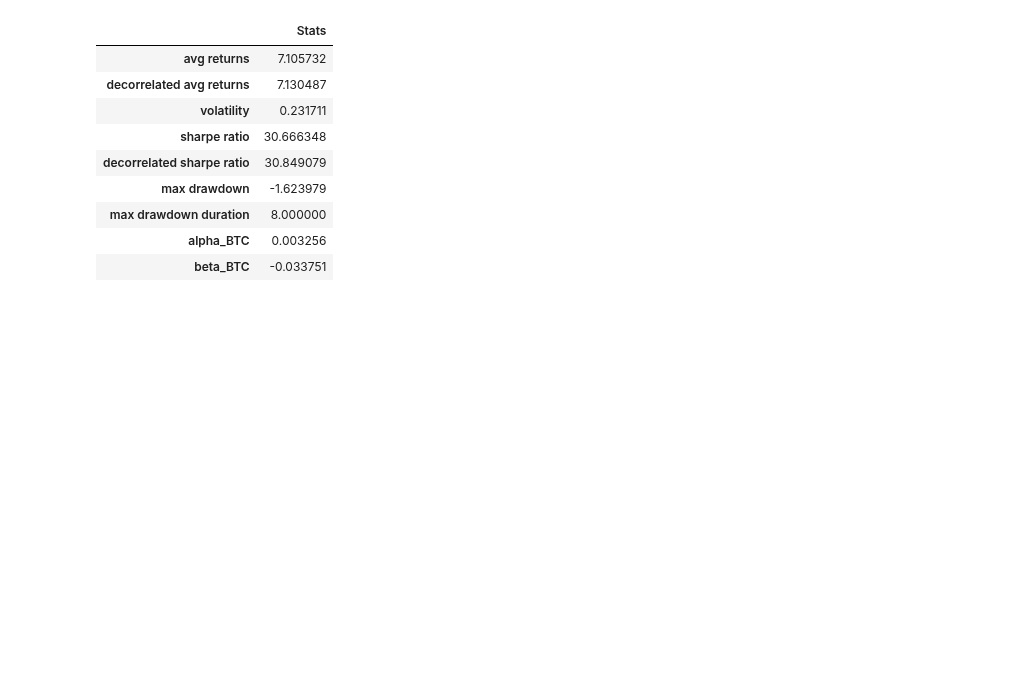
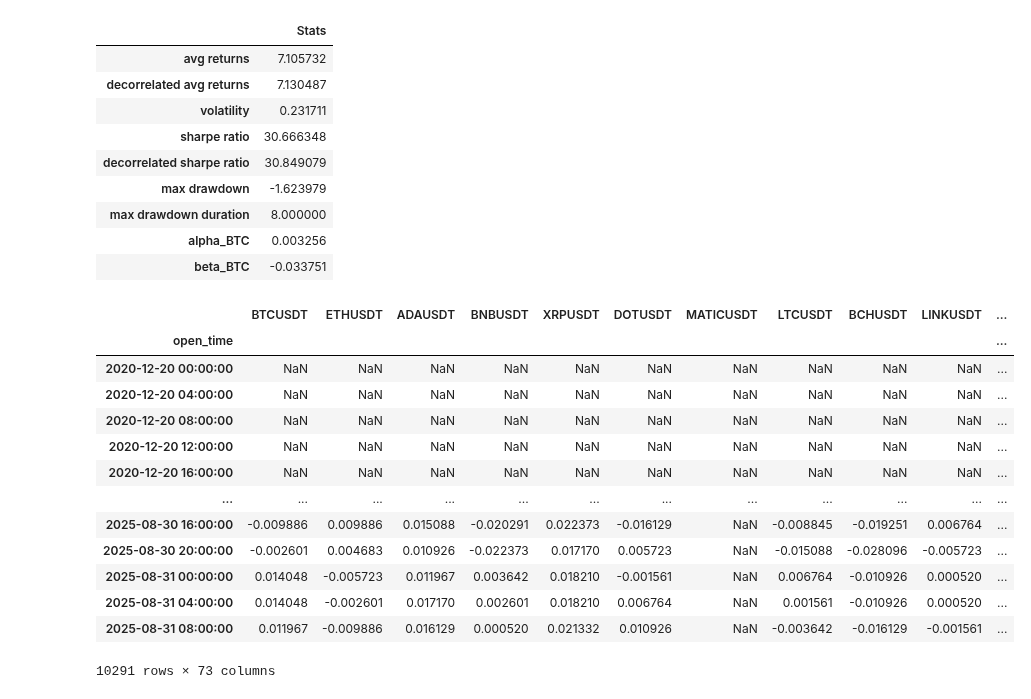
Before and after one commit to wbchristerson/crypto-strategies, a Jupyter notebook: updated_moving_average_price_reversion.ipynb, the cells around one changed output. Drawn from its saved outputs; the diff is of its cells as text; code cells hidden in the pictures; blank space fills up the shorter version.

```diff
--- a/updated_moving_average_price_reversion.ipynb
+++ b/updated_moving_average_price_reversion.ipynb
@@ -595,3 +595,20 @@ pd.Series(get_strategy_stats(test_net_returns, 4, test_px), name = "Stats").to_f
 | max drawdown duration | 8.000000 |
 | alpha_BTC | 0.003256 |
 | beta_BTC | -0.033751 |
+# %%
+transformed_signal
+# %% [output]
+|  | BTCUSDT | ETHUSDT | ADAUSDT | BNBUSDT | XRPUSDT | DOTUSDT | MATICUSDT | LTCUSDT | BCHUSDT | LINKUSDT | ... |
+| open_time |  |  |  |  |  |  |  |  |  |  | ... |
+| 2020-12-20 00:00:00 | NaN | NaN | NaN | NaN | NaN | NaN | NaN | NaN | NaN | NaN | ... |
+| 2020-12-20 04:00:00 | NaN | NaN | NaN | NaN | NaN | NaN | NaN | NaN | NaN | NaN | ... |
+| 2020-12-20 08:00:00 | NaN | NaN | NaN | NaN | NaN | NaN | NaN | NaN | NaN | NaN | ... |
+| 2020-12-20 12:00:00 | NaN | NaN | NaN | NaN | NaN | NaN | NaN | NaN | NaN | NaN | ... |
+| 2020-12-20 16:00:00 | NaN | NaN | NaN | NaN | NaN | NaN | NaN | NaN | NaN | NaN | ... |
+| ... | ... | ... | ... | ... | ... | ... | ... | ... | ... | ... | ... |
+| 2025-08-30 16:00:00 | -0.009886 | 0.009886 | 0.015088 | -0.020291 | 0.022373 | -0.016129 | NaN | -0.008845 | -0.019251 | 0.006764 | ... |
+| 2025-08-30 20:00:00 | -0.002601 | 0.004683 | 0.010926 | -0.022373 | 0.017170 | 0.005723 | NaN | -0.015088 | -0.028096 | -0.005723 | ... |
+| 2025-08-31 00:00:00 | 0.014048 | -0.005723 | 0.011967 | 0.003642 | 0.018210 | -0.001561 | NaN | 0.006764 | -0.010926 | 0.000520 | ... |
+| 2025-08-31 04:00:00 | 0.014048 | -0.002601 | 0.017170 | 0.002601 | 0.018210 | 0.006764 | NaN | 0.001561 | -0.010926 | 0.000520 | ... |
+| 2025-08-31 08:00:00 | 0.011967 | -0.009886 | 0.016129 | 0.000520 | 0.021332 | 0.010926 | NaN | -0.003642 | -0.016129 | -0.001561 | ... |
+10291 rows × 73 columns
```
Also changed, not shown: 3 other files.
